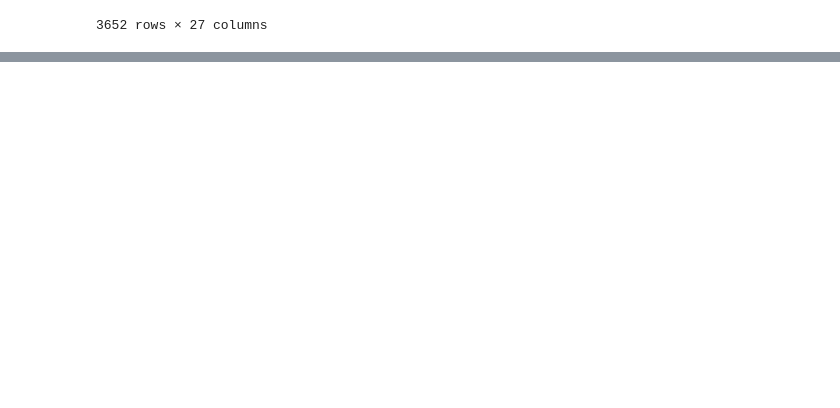
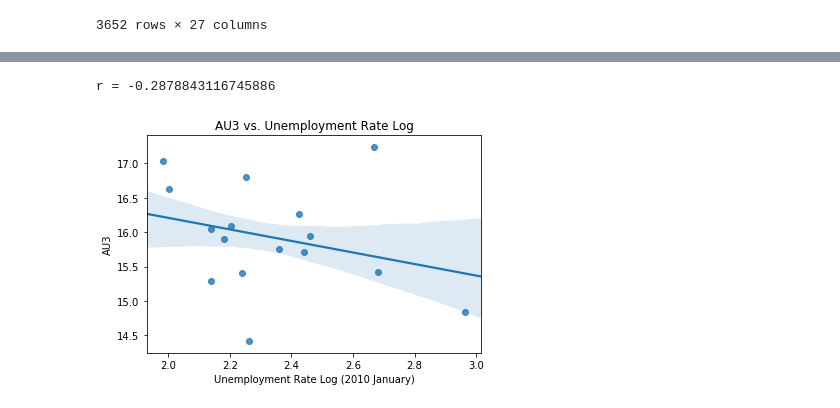
Before and after one commit to agupta01/ds3-zillow, a Jupyter notebook: Plotting (unemployment).ipynb, the cells around one changed output, grey strips where cells are left out. Saved outputs shown, nothing was run; the diff lists cells and outputs as text; code cells hidden in the pictures; blank space fills up the shorter version.

```diff
--- a/Plotting (unemployment).ipynb
+++ b/Plotting (unemployment).ipynb
@@ -876,3 +876,7 @@ metro_unemployment_zhvi_data_vs_arima50
 | 3650 | 2016 | October | Virginia | 51.0 | Blacksburg, VA | Blacksburg-Christiansburg-Radford... | 394392.0 | 13980 | ... |
 | 3651 | 2016 | September | Virginia | 51.0 | Blacksburg, VA | Blacksburg-Christiansburg-Radford... | 394392.0 | 13980 | ... |
 3652 rows × 27 columns
+# %%
+metro_unemployment_zhvi_data_vs_arima50_2010 = metro_unemployment_zhvi_data_vs_arima50[metro_unemployment_zhvi_data_vs_arima50['Year'] == '2010']
+# %%
+metro_unemployment_zhvi_data_vs_arima50_2010 = metro_unemployment_zhvi_data_vs_arima50_2010[metro_unemployment_zhvi_data_vs_arima50_2010['Month'] == 'January']
@@ -878,0 +893,10 @@ metro_unemployment_zhvi_data_vs_arima50
+# %%
+ax = sns.regplot(x=metro_unemployment_zhvi_data_vs_arima50_2010['Unemployment Rate Log'], y=metro_unemployment_zhvi_data_vs_arima50_2010['AU3'], fit_reg=True, ci=75)
+ax.set(xlabel="Unemployment Rate Log (2010 January)", ylabel="AU3")
+ax.set_title("AU3 vs. Unemployment Rate Log")
+slope, intercept, r_value, p_value, std_err = sy.linregress(metro_unemployment_zhvi_data_vs_arima50_2010['Unemployment Rate Log'], metro_unemployment_zhvi_data_vs_arima50_2010['AU3'])
+print("r = " + str(r_value))
+plt.show()
+# %% [output]
+r = -0.2878843116745886
+[figure, added]
```
Also changed, not shown: parts of 3 cells of this notebook.
